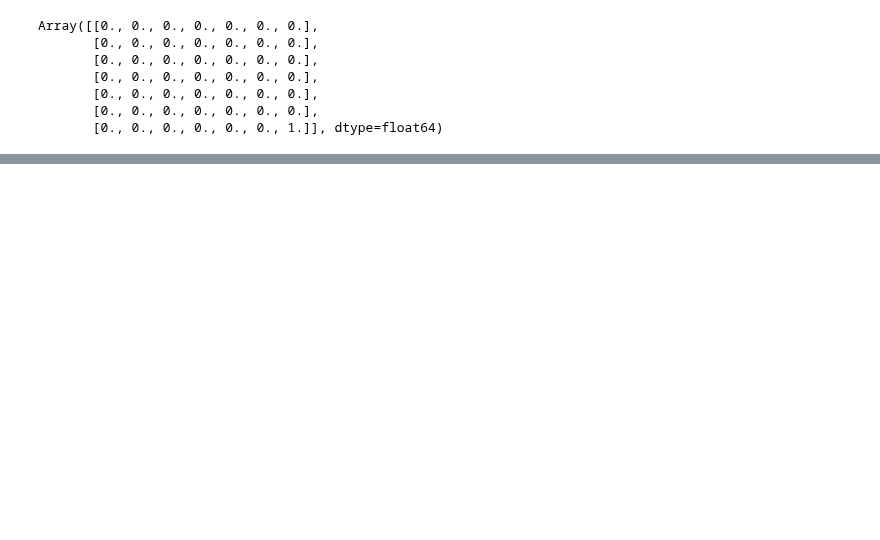
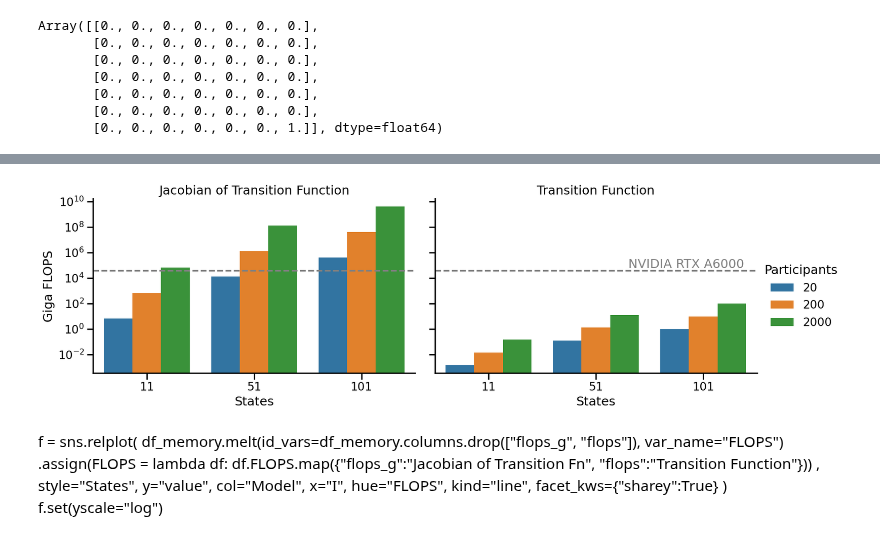
Before and after one commit to rkmalaiya/stochastic_cognitive_dynamics, a Jupyter notebook: poc/examine_memory.ipynb, the cells around one changed output, grey strips where cells are left out. Cells and saved outputs as stored; diff of their text form; code cells hidden in the pictures; blank space fills up the shorter version.

```diff
--- a/poc/examine_memory.ipynb
+++ b/poc/examine_memory.ipynb
@@ -72,0 +297,35 @@ Array([[0.74478421]], dtype=float64)
+# %%
+with sns.plotting_context("talk"):
+    f = sns.catplot(
+                df_memory.query("Model=='Markov'").melt(id_vars=df_memory.columns.drop(["flops_g", "flops"]), var_name="FLOPS") \
+                .assign(FLOPS = lambda df: df.FLOPS.map({"flops_g":"Jacobian of Transition Function", "flops":"Transition Function"}))
+                .assign(I = lambda df: df.I.astype(str))
+                ,
+    x="States",
+    y="value",
+    hue="I",
+    col="FLOPS",
+    kind="bar", aspect=1.5
+    )
+    f.set(yscale="log")
+    f.set_ylabels("Giga FLOPS")
+    f.set_xlabels("States")
+    f.set_titles(col_template="{col_name}")
+    f.refline(y=38000)
+    f.legend.set_title("Participants")
+    f.axes[0,1].text(y=60000, x=1.3, s="NVIDIA RTX A6000", alpha=0.5)
+# %% [output]
+[figure, added]
+# %% [markdown]
+f = sns.relplot(
+            df_memory.melt(id_vars=df_memory.columns.drop(["flops_g", "flops"]), var_name="FLOPS") \
+            .assign(FLOPS = lambda df: df.FLOPS.map({"flops_g":"Jacobian of Transition Fn", "flops":"Transition Function"}))
+            ,
+style="States",
+y="value",
+col="Model",
+x="I",
+hue="FLOPS",
+kind="line", facet_kws={"sharey":True}
+)
+f.set(yscale="log")
```
Also changed, not shown: parts of 19 cells of this notebook.
